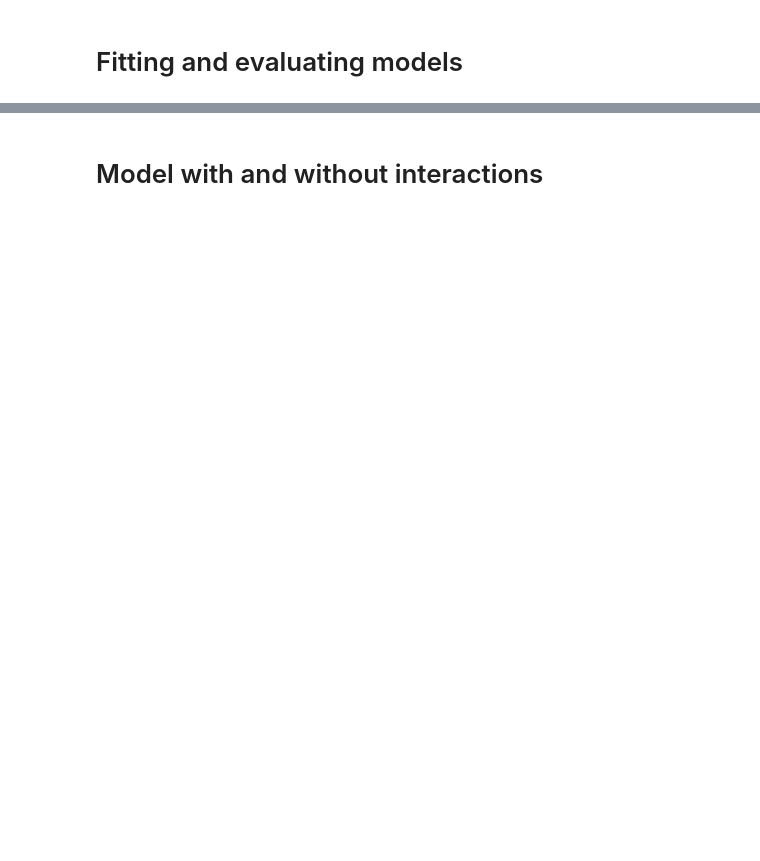
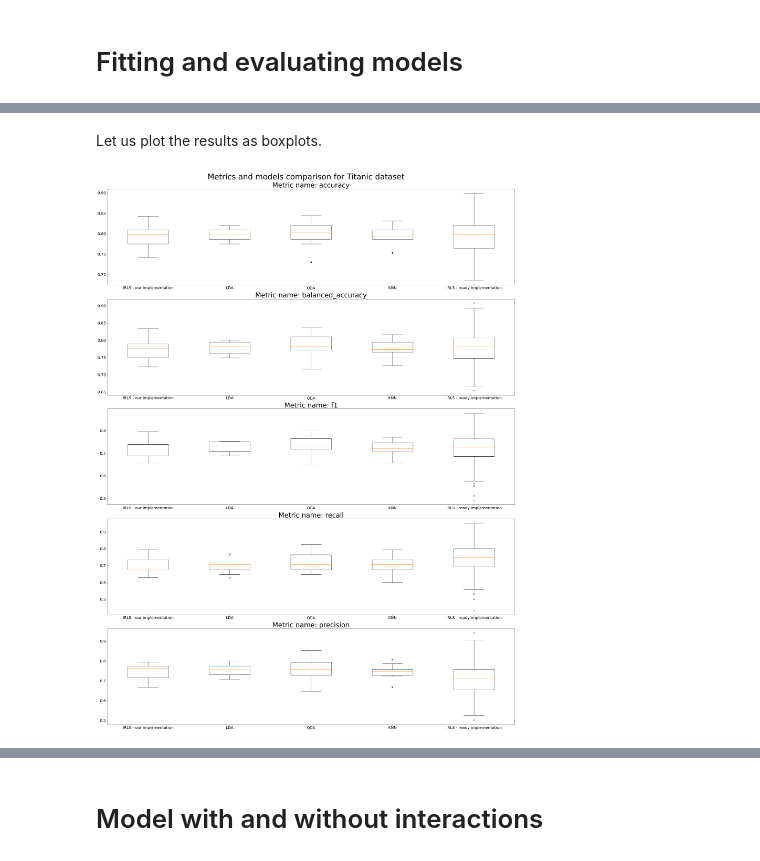
Before and after one commit to jakfol1217/AdvancedML_Project, a Jupyter notebook: real_data_experiments.ipynb, the cells around one changed output, grey strips where cells are left out. Drawn from its saved outputs; the diff is of its cells as text; code cells hidden in the pictures; blank space fills up the shorter version.

```diff
--- a/real_data_experiments.ipynb
+++ b/real_data_experiments.ipynb
@@ -341,0 +408,43 @@ Recall score: 0.569620253164557
+# %%
+# defining scores for cross validation
+scoring = ['accuracy', 'balanced_accuracy', 'f1', 'recall', 'precision']
+N = 50 # experiment repeats
+# %%
+# Creating dictonaries for scores
+metric_dicts_titanic = [{model_name:np.array([]) for model_name in model_names} for i in range(len(scoring))]
+metric_dicts_bank = [{model_name:np.array([]) for model_name in model_names} for i in range(len(scoring))]
+# %%
+for i in range(N):
+    for model, model_name in zip(models, model_names):
+        pipe = Pipeline([('preprocess', ct_titanic), ('model', model)])
+        cv = StratifiedKFold(n_splits=10, shuffle=True, random_state=12)
+        score = cross_validate(pipe, X_t, y_t, scoring=scoring, cv=cv)
+        for metric_name, metric_dict in zip(scoring, metric_dicts_titanic):
+            metric_dict[model_name] = np.concatenate([metric_dict[model_name], score['test_' + metric_name]])
+for i in range(len(scoring)):
+    metric_dicts_titanic[i]['IRLS - ready implementation'] = metrics_titanic_irls[i]
+# %%
+for i in range(N):
+    for model, model_name in zip(models, model_names):
+        pipe = Pipeline([('preprocess', ct_bank), ('model', model)])
+        cv = StratifiedKFold(n_splits=10, shuffle=True, random_state=12)
+        score = cross_validate(pipe, X_bank, y_bank, scoring=scoring, cv=cv)
+        for metric_name, metric_dict in zip(scoring, metric_dicts_bank):
+            metric_dict[model_name] = np.concatenate([metric_dict[model_name], score['test_' + metric_name]])
+for i in range(len(scoring)):
+    metric_dicts_bank[i]['IRLS - ready implementation'] = metrics_bank_irls[i]
+# %% [markdown]
+Let us plot the results as boxplots.
+# %%
+fig, ax = plt.subplots(5,1,figsize=(30,40), layout="constrained")
+fig.suptitle("Metrics and models comparison for Titanic dataset", fontsize=40)
+matplotlib.rc('xtick', labelsize=30)
+matplotlib.rc('ytick', labelsize=30)
+for i, (dict, metric_name) in enumerate(zip(metric_dicts_titanic, scoring)):
+    labels, data = dict.keys(), dict.values()
+    ax[i].boxplot(data)
+    ax[i].set_xticks(range(1, len(labels) + 1), labels)
+    ax[i].set_title(f"Metric name: {metric_name}", fontsize=35)
+plt.show()
+# %% [output]
+[figure, added]
```
Also changed, not shown: parts of 44 cells of this notebook, 1 other file.
